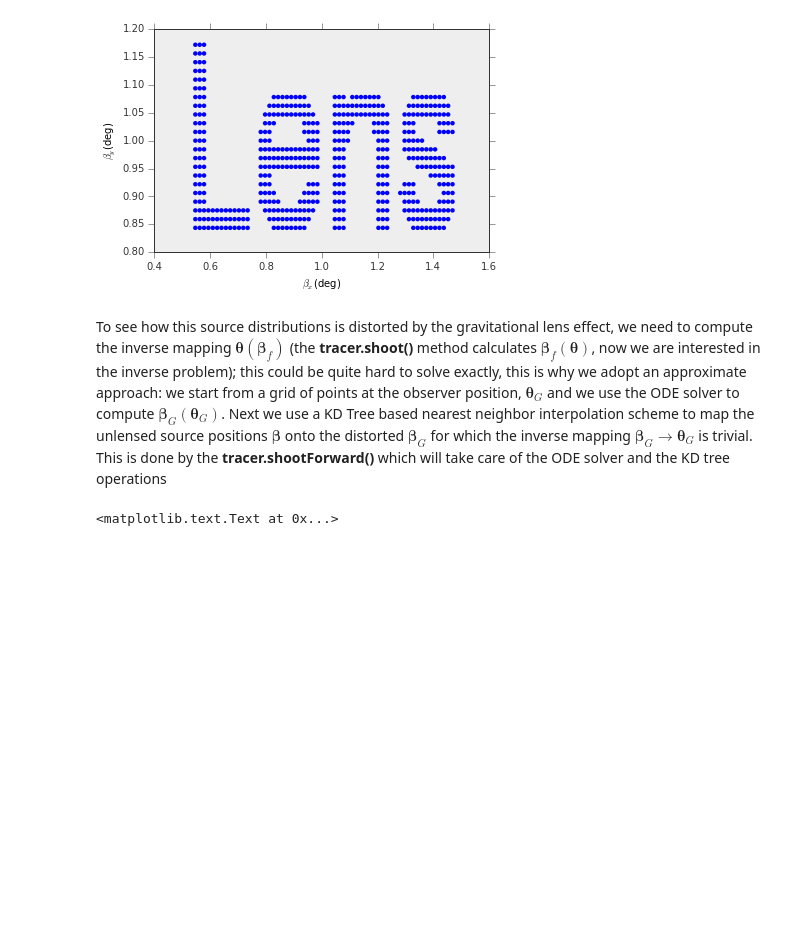
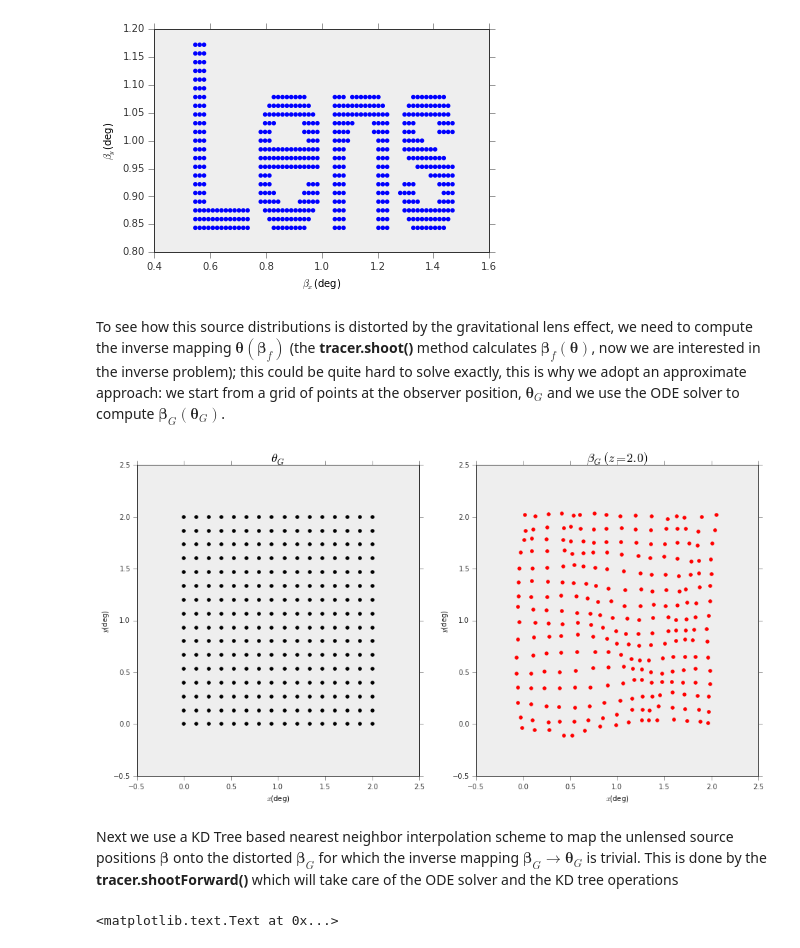
Before and after one commit to apetri/Notebooks, a Jupyter notebook: gravitational_lensing.ipynb, the cells around one changed output. Cells and saved outputs as stored; diff of their text form; code cells hidden in the pictures; blank space fills up the shorter version.

Commit message:
added grid illustrations

```diff
--- a/gravitational_lensing.ipynb
+++ b/gravitational_lensing.ipynb
@@ -124,7 +124,27 @@ ax.set_ylabel(r"$\beta_y$({0})".format(pos_original.unit.to_string()))
 <matplotlib.text.Text at 0x...>
 [figure]
 # %% [markdown]
-To see how this source distributions is distorted by the gravitational lens effect, we need to compute the inverse mapping $\pmb{\theta}(\pmb{\beta}_f)$ (the __tracer.shoot()__ method calculates $\pmb{\beta}_f(\pmb{\theta})$, now we are interested in the inverse problem); this could be quite hard to solve exactly, this is why we adopt an approximate approach: we start from a grid of points at the observer position, $\pmb{\theta}_G$ and we use the ODE solver to compute $\pmb{\beta}_G(\pmb{\theta}_G)$. Next we use a KD Tree based nearest neighbor interpolation scheme to map the unlensed source positions $\pmb{\beta}$ onto the distorted $\pmb{\beta}_G$ for which the inverse mapping $\pmb{\beta}_G\rightarrow\pmb{\theta}_G$ is trivial. This is done by  the __tracer.shootForward()__ which will take care of the ODE solver and the KD tree operations
+To see how this source distributions is distorted by the gravitational lens effect, we need to compute the inverse mapping $\pmb{\theta}(\pmb{\beta}_f)$ (the __tracer.shoot()__ method calculates $\pmb{\beta}_f(\pmb{\theta})$, now we are interested in the inverse problem); this could be quite hard to solve exactly, this is why we adopt an approximate approach: we start from a grid of points at the observer position, $\pmb{\theta}_G$ and we use the ODE solver to compute $\pmb{\beta}_G(\pmb{\theta}_G)$.
+# %%
+#Regular grid at the observer location
+s = np.linspace(0.0,2.0,16)
+theta_G = np.array(np.meshgrid(s,s)) * deg
+beta_G = tracer.shoot(theta_G,z=2.0)
+
+#This is how the grids look like
+fig,ax = plt.subplots(1,2,figsize=(16,8))
+ax[0].scatter(theta_G[0],theta_G[1],color="black")
+ax[0].set_title(r"$\theta_G$",fontsize=18)
+ax[1].scatter(beta_G[0],beta_G[1],color="red")
+ax[1].set_title(r"$\beta_G(z=2.0)$",fontsize=18)
+
+for i in range(2):
+    ax[i].set_xlabel(r"$x$({0})".format(theta_G.unit.to_string()))
+    ax[i].set_ylabel(r"$y$({0})".format(theta_G.unit.to_string()))
+# %% [output]
+[figure, added]
+# %% [markdown]
+Next we use a KD Tree based nearest neighbor interpolation scheme to map the unlensed source positions $\pmb{\beta}$ onto the distorted $\pmb{\beta}_G$ for which the inverse mapping $\pmb{\beta}_G\rightarrow\pmb{\theta}_G$ is trivial. This is done by  the __tracer.shootForward()__ which will take care of the ODE solver and the KD tree operations
 # %%
 #Perform forward ray tracing with grid interpolation to compute the image distortion
 pos_apparent = tracer.shootForward(pos_original,z=2.0)
```
